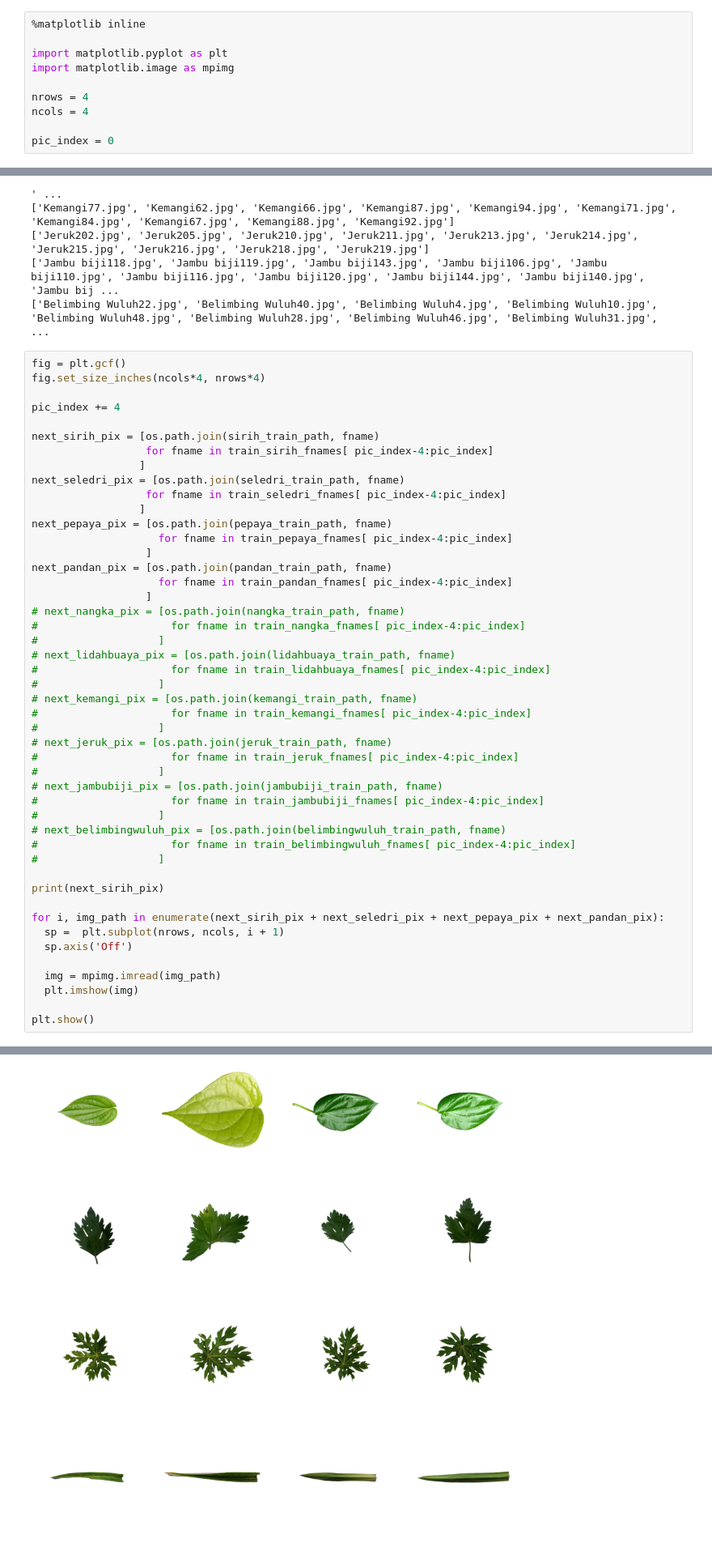
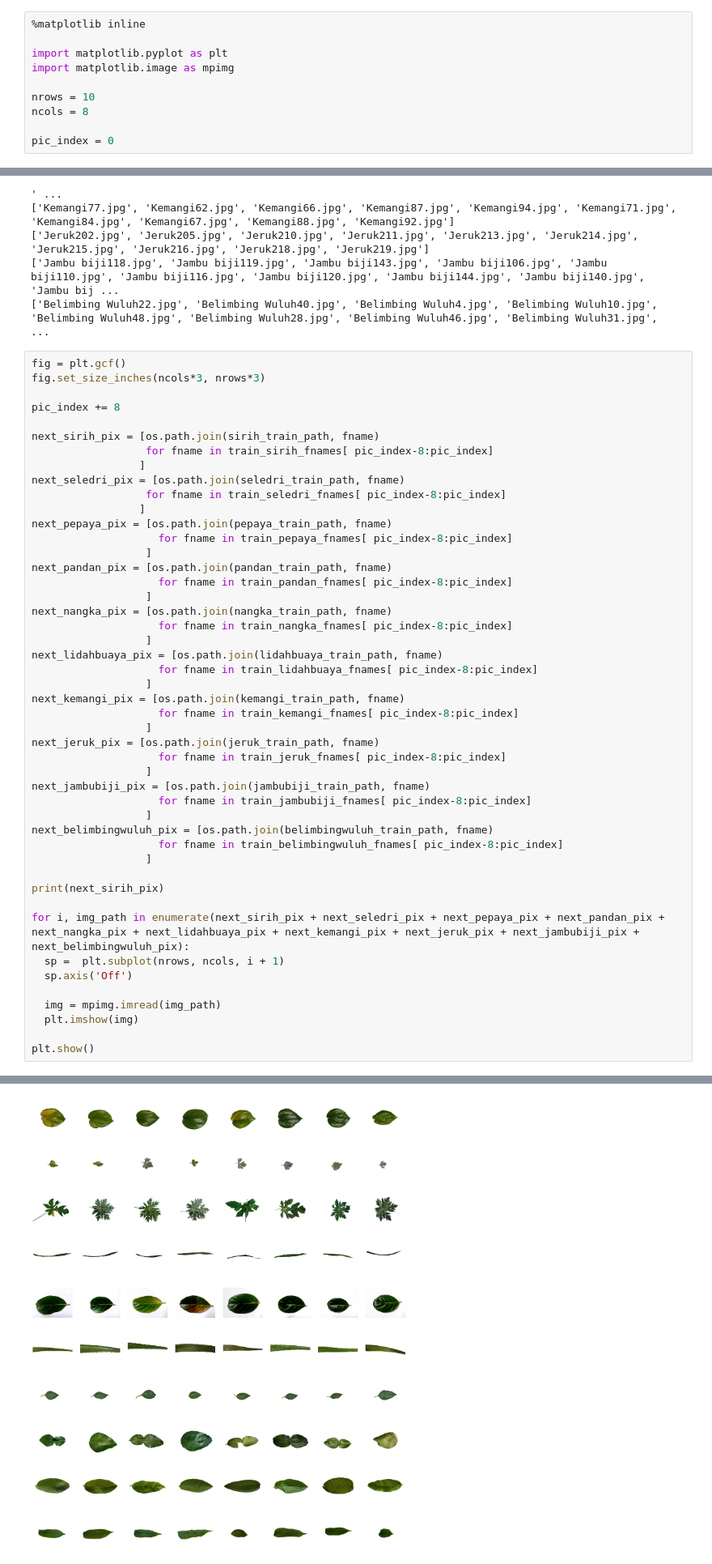
Before and after one commit to wahyubudii/CNN-VGG16-Herbal-Leaf-Classification, a Jupyter notebook: [TUBES_AI]_Wahyu_385_Bella_400.ipynb, the cells around one changed output, grey strips where cells are left out. Shown at 81% size. Cells and saved outputs as stored; diff of their text form.

```diff
--- a/[TUBES_AI]_Wahyu_385_Bella_400.ipynb
+++ b/[TUBES_AI]_Wahyu_385_Bella_400.ipynb
@@ -115,8 +115,8 @@ Panjang data validation Belimbing Wuluh: 87
 import matplotlib.pyplot as plt
 import matplotlib.image as mpimg
 
-nrows = 4
-ncols = 4
+nrows = 10
+ncols = 8
 
 pic_index = 0
 # %%
@@ -154,44 +154,44 @@ print(train_belimbingwuluh_fnames[:10])
 ['Belimbing Wuluh22.jpg', 'Belimbing Wuluh40.jpg', 'Belimbing Wuluh4.jpg', 'Belimbing Wuluh10.jpg', 'Belimbing Wuluh48.jpg', 'Belimbing Wuluh28.jpg', 'Belimbing Wuluh46.jpg', 'Belimbing Wuluh31.jpg',  ...
 # %%
 fig = plt.gcf()
-fig.set_size_inches(ncols*4, nrows*4)
+fig.set_size_inches(ncols*3, nrows*3)
 
-pic_index += 4
+pic_index += 8
 
 next_sirih_pix = [os.path.join(sirih_train_path, fname)
-                  for fname in train_sirih_fnames[ pic_index-4:pic_index]
+                  for fname in train_sirih_fnames[ pic_index-8:pic_index]
                  ]
 next_seledri_pix = [os.path.join(seledri_train_path, fname)
-                  for fname in train_seledri_fnames[ pic_index-4:pic_index]
+                  for fname in train_seledri_fnames[ pic_index-8:pic_index]
                  ]
 next_pepaya_pix = [os.path.join(pepaya_train_path, fname)
-                    for fname in train_pepaya_fnames[ pic_index-4:pic_index]
+                    for fname in train_pepaya_fnames[ pic_index-8:pic_index]
                   ]
 next_pandan_pix = [os.path.join(pandan_train_path, fname)
-                    for fname in train_pandan_fnames[ pic_index-4:pic_index]
+                    for fname in train_pandan_fnames[ pic_index-8:pic_index]
                   ]
-# next_nangka_pix = [os.path.join(nangka_train_path, fname)
-#                     for fname in train_nangka_fnames[ pic_index-4:pic_index]
-#                   ]
-# next_lidahbuaya_pix = [os.path.join(lidahbuaya_train_path, fname)
-#                     for fname in train_lidahbuaya_fnames[ pic_index-4:pic_index]
-#                   ]
-# next_kemangi_pix = [os.path.join(kemangi_train_path, fname)
-#                     for fname in train_kemangi_fnames[ pic_index-4:pic_index]
-#                   ]
-# next_jeruk_pix = [os.path.join(jeruk_train_path, fname)
-#                     for fname in train_jeruk_fnames[ pic_index-4:pic_index]
-#                   ]
-# next_jambubiji_pix = [os.path.join(jambubiji_train_path, fname)
-#                     for fname in train_jambubiji_fnames[ pic_index-4:pic_index]
-#                   ]
-# next_belimbingwuluh_pix = [os.path.join(belimbingwuluh_train_path, fname)
-#                     for fname in train_belimbingwuluh_fnames[ pic_index-4:pic_index]
-#                   ]
+next_nangka_pix = [os.path.join(nangka_train_path, fname)
+                    for fname in train_nangka_fnames[ pic_index-8:pic_index]
+                  ]
+next_lidahbuaya_pix = [os.path.join(lidahbuaya_train_path, fname)
+                    for fname in train_lidahbuaya_fnames[ pic_index-8:pic_index]
+                  ]
+next_kemangi_pix = [os.path.join(kemangi_train_path, fname)
+                    for fname in train_kemangi_fnames[ pic_index-8:pic_index]
+                  ]
+next_jeruk_pix = [os.path.join(jeruk_train_path, fname)
+                    for fname in train_jeruk_fnames[ pic_index-8:pic_index]
+                  ]
+next_jambubiji_pix = [os.path.join(jambubiji_train_path, fname)
+                    for fname in train_jambubiji_fnames[ pic_index-8:pic_index]
+                  ]
+next_belimbingwuluh_pix = [os.path.join(belimbingwuluh_train_path, fname)
+                    for fname in train_belimbingwuluh_fnames[ pic_index-8:pic_index]
+                  ]
 
 print(next_sirih_pix)
 
-for i, img_path in enumerate(next_sirih_pix + next_seledri_pix + next_pepaya_pix + next_pandan_pix):
+for i, img_path in enumerate(next_sirih_pix + next_seledri_pix + next_pepaya_pix + next_pandan_pix + next_nangka_pix + next_lidahbuaya_pix + next_kemangi_pix + next_jeruk_pix + next_jambubiji_pix + next_belimbingwuluh_pix):
   sp =  plt.subplot(nrows, ncols, i + 1)
   sp.axis('Off')
 
@@ -204 +204 @@ plt.show()
-[figure, old version]
+[figure, new version]
```
Also changed, not shown: parts of 10 cells of this notebook.
